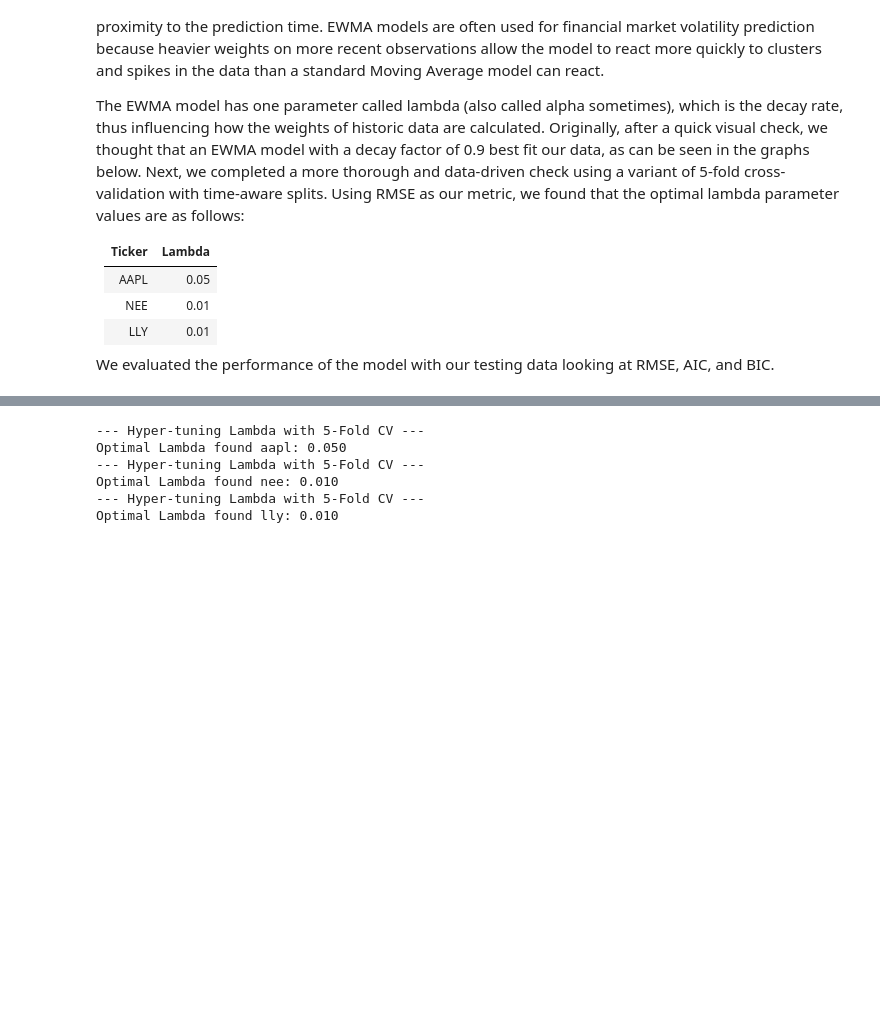
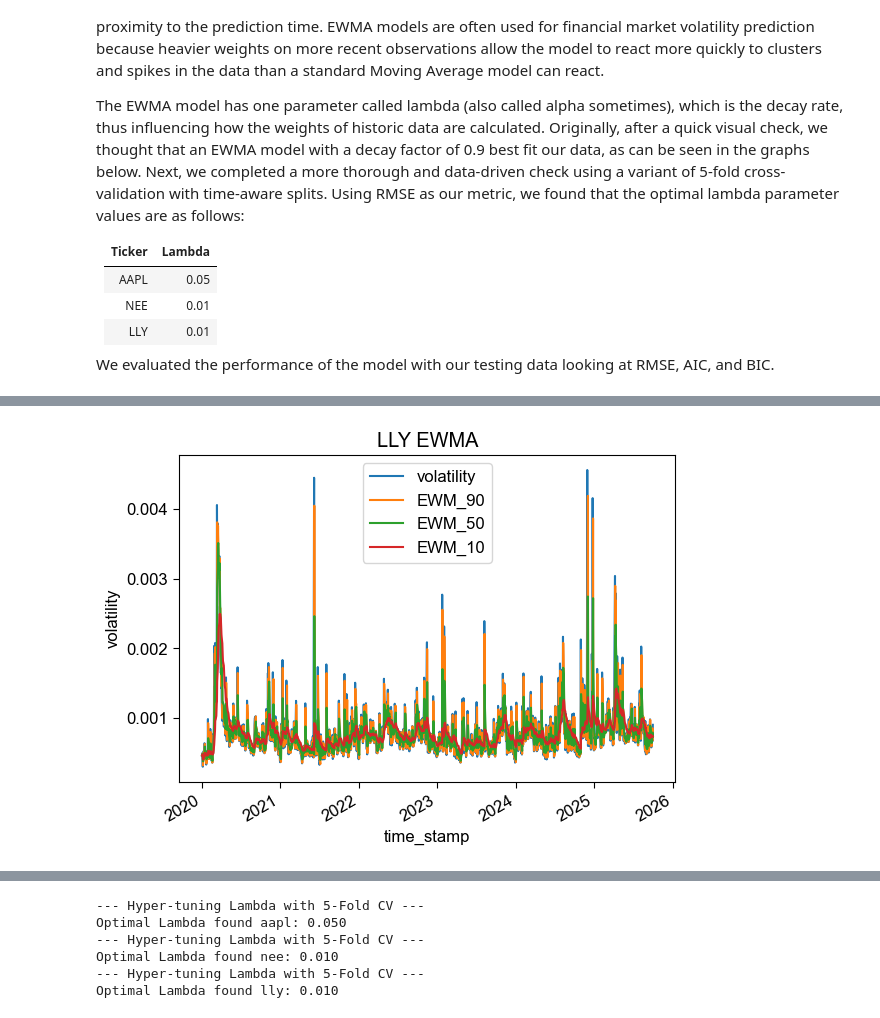
Before and after one commit to asalpert/msdas_practicum-project, a Jupyter notebook: second_report_final.ipynb, the cells around one changed output, grey strips where cells are left out. Saved outputs shown, nothing was run; the diff lists cells and outputs as text; code cells hidden in the pictures; blank space fills up the shorter version.

```diff
--- a/second_report_final.ipynb
+++ b/second_report_final.ipynb
@@ -470,4 +576,15 @@ We evaluated the performance of the model with our testing data looking at RMSE,
 # %%
 # LLY EWMA -- Prelim
+daily_volatility_LLY.name = 'volatility'
+daily_volatility_LLY = daily_volatility_LLY.to_frame()
+daily_volatility_LLY['EWM_90'] = daily_volatility_LLY['volatility'].shift(1).ewm(alpha=.90).mean()
+daily_volatility_LLY['EWM_50'] = daily_volatility_LLY['volatility'].shift(1).ewm(alpha=.50).mean()
+daily_volatility_LLY['EWM_10'] = daily_volatility_LLY['volatility'].shift(1).ewm(alpha=.10).mean()
+daily_volatility_LLY.plot()
+plt.title("LLY EWMA")
+plt.ylabel("volatility")
+plt.show()
+# %% [output]
+[figure, added]
 # %%
 # NEE EWMA -- Prelim
```
Also changed, not shown: parts of 112 cells of this notebook, 2 other files.
